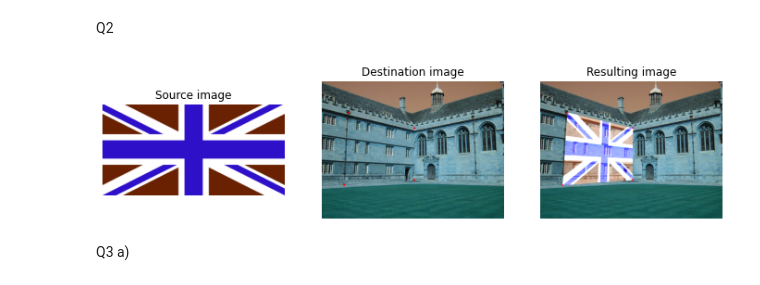
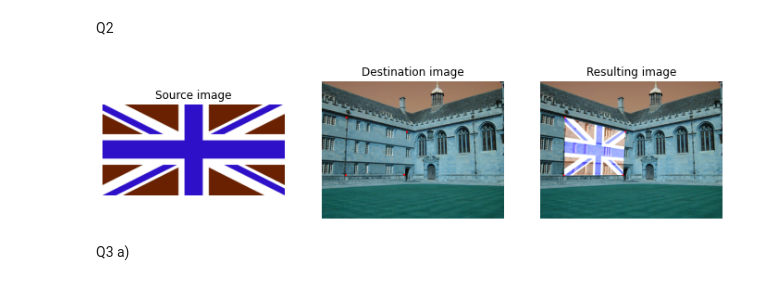
Before and after one commit to Nisitha529/EN2550_ImageProcessingAndMachineVision, a Jupyter notebook: Assignment2/assignment2_592.ipynb, the cells around one changed output. Drawn from its saved outputs; the diff is of its cells as text; code cells hidden in the pictures.

```diff
--- a/Assignment2/assignment2_592.ipynb
+++ b/Assignment2/assignment2_592.ipynb
@@ -29,7 +29,7 @@ X_line = np.hstack((x.reshape(half_n,1),y.reshape(half_n,1)))
 X = np.vstack((X_circ,X_line))
 # %%
 def circle_ransac(data,error,s):
-    threshold = np.std(data)/16
+    threshold = np.std(data)/18
     required_iterations = np.log(1-(1-error))/np.log(1-(1-0.5)**s)
     max_inliers = 0
     model = None
@@ -38,7 +38,7 @@ def circle_ransac(data,error,s):
         np.random.shuffle(data)
         samples = data[:s]
         x_c,y_c,r,_ = cf.least_squares_circle((samples))
-        err = np.abs(r - np.sqrt(np.sum(((x_c,y_c)-data[3:])**2,axis=1)))
+        err = np.abs(r - np.sqrt(np.sum(((x_c,y_c)-data[s:])**2,axis=1)))
         inliers = err <= threshold
         tot_inliers = np.count_nonzero(inliers)
         if tot_inliers >max_inliers :
@@ -46,7 +46,7 @@ def circle_ransac(data,error,s):
             inlier_points = []
             for ind,inlr in enumerate(inliers):
                 if inlr == True :
-                    inlier_points.append(data[3:][ind])
+                    inlier_points.append(data[s:][ind])
             inlier_points = np.array(inlier_points)
             model = (samples,inlier_points)
 
@@ -76,8 +76,8 @@ plt.show()
 # %% [markdown]
 Q2
 # %%
-src_img = cv.imread(r'images/Flag_of_the_United_Kingdom.png',cv.IMREAD_COLOR)
-dest_img = cv.imread(r'images/2.jpg',cv.IMREAD_COLOR)
+src_img = cv.imread(r'images/Flag_of_the_United_Kingdom.png')
+dest_img = cv.imread(r'images/2.jpg')
 
 points = []
 h,w,c = src_img.shape
@@ -93,34 +93,34 @@ def point_selector(event,x,y,flags,param):
     if event == cv.EVENT_LBUTTONDOWN and len(points)<4:
         marker(dest_img,x,y)
         points.append([x,y])
         cv.imshow("Source image",dest_img)
         if len(points)==4:
             cv.destroyAllWindows()
             dest_pts = np.array(points)
             homography , _ = cv.findHomography(np.float32(src_pts),np.float32(dest_pts), cv.RANSAC, 5.0)
             output_img = cv.warpPerspective(src_img,homography,(dest_img.shape[1],dest_img.shape[0]))
             output_img = cv.addWeighted(dest_img,1,output_img,1,0)
             fig,ax = plt.subplots(1,3,figsize = (12,10))
             ax[0].imshow(src_img)
             ax[0].set_title("Source image")
             ax[0].axis('off')
             ax[1].imshow(dest_img)
             ax[1].set_title("Destination image")
             ax[1].axis('off')
             ax[2].imshow(output_img)
             ax[2].set_title("Resulting image")
             ax[2].axis('off')
             plt.savefig(r"images/q2.png")
             plt.show()
             return
 
 cv.namedWindow(winname = "Source image")
 cv.setMouseCallback("Source image",point_selector)
 cv.imshow("Source image",dest_img)
 cv.waitKey(0)
 cv.destroyAllWindows()
 # %% [output]
-[figure, old version]
+[figure, new version]
 # %% [markdown]
 Q3 a)
 # %%
```
Also changed, not shown: parts of 2 cells of this notebook, 6 other files.
